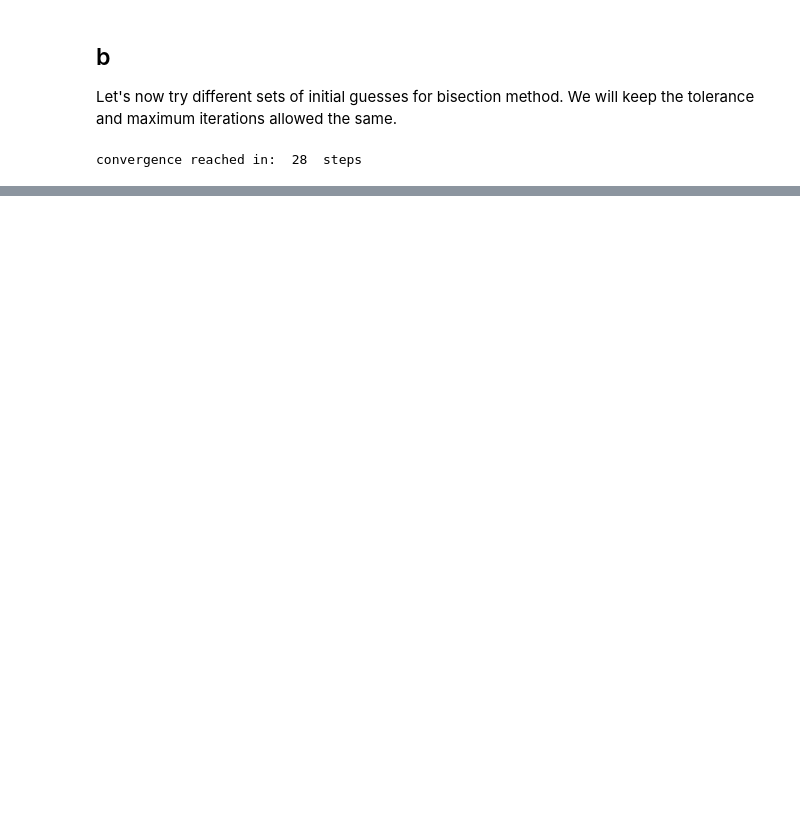
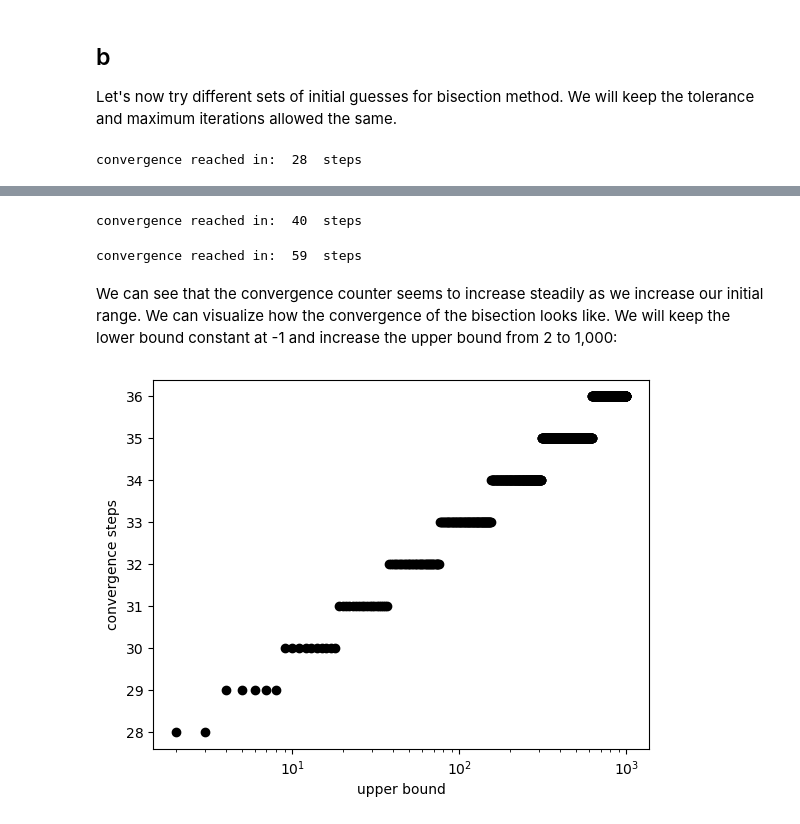
Before and after one commit to gilgarcia-01/ASTR5900, a Jupyter notebook: hw/hw2/ggarcia_CompAstro_hw2.ipynb, the cells around one changed output, grey strips where cells are left out. Drawn from its saved outputs; the diff is of its cells as text; code cells hidden in the pictures; blank space fills up the shorter version.

```diff
--- a/hw/hw2/ggarcia_CompAstro_hw2.ipynb
+++ b/hw/hw2/ggarcia_CompAstro_hw2.ipynb
@@ -266,0 +241,14 @@ Let's now take the same approach for the Newton-Raphson method. We start by prin
+# %%
+lower_bound, upper_bound = -(10**4),2.
+root,counter = bisection(func1,lower_bound,upper_bound,tolerance,max_iters,False)
+print('convergence reached in: ',counter,' steps')
+# %% [output]
+convergence reached in:  40  steps
+# %%
+lower_bound, upper_bound = -1.,10**(10)
+root,counter = bisection(func1,lower_bound,upper_bound,tolerance,max_iters,False)
+print('convergence reached in: ',counter,' steps')
+# %% [output]
+convergence reached in:  59  steps
+# %% [markdown]
+We can see that the convergence counter seems to increase steadily as we increase our initial range. We can visualize how the convergence of the bisection looks like. We will keep the lower bound constant at -1 and increase the upper bound from 2 to 1,000:
@@ -266,0 +262,8 @@ Let's now take the same approach for the Newton-Raphson method. We start by prin
+# %%
+plt.scatter(upper_bound_arr,converge_lst,color='k')
+plt.ylabel('convergence steps')
+plt.xlabel('upper bound')
+plt.xscale('log')
+plt.show()
+# %% [output]
+[figure, added]
```
Also changed, not shown: parts of 31 cells of this notebook.
